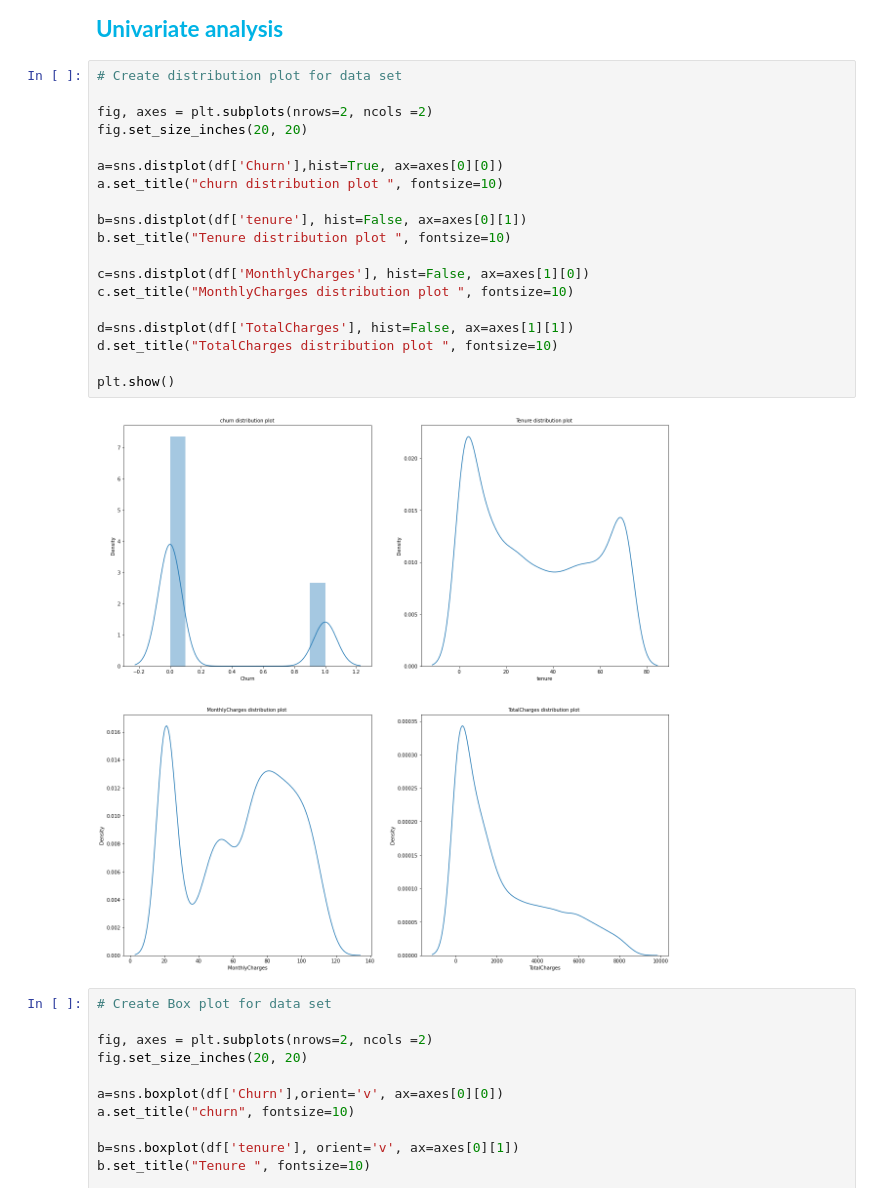
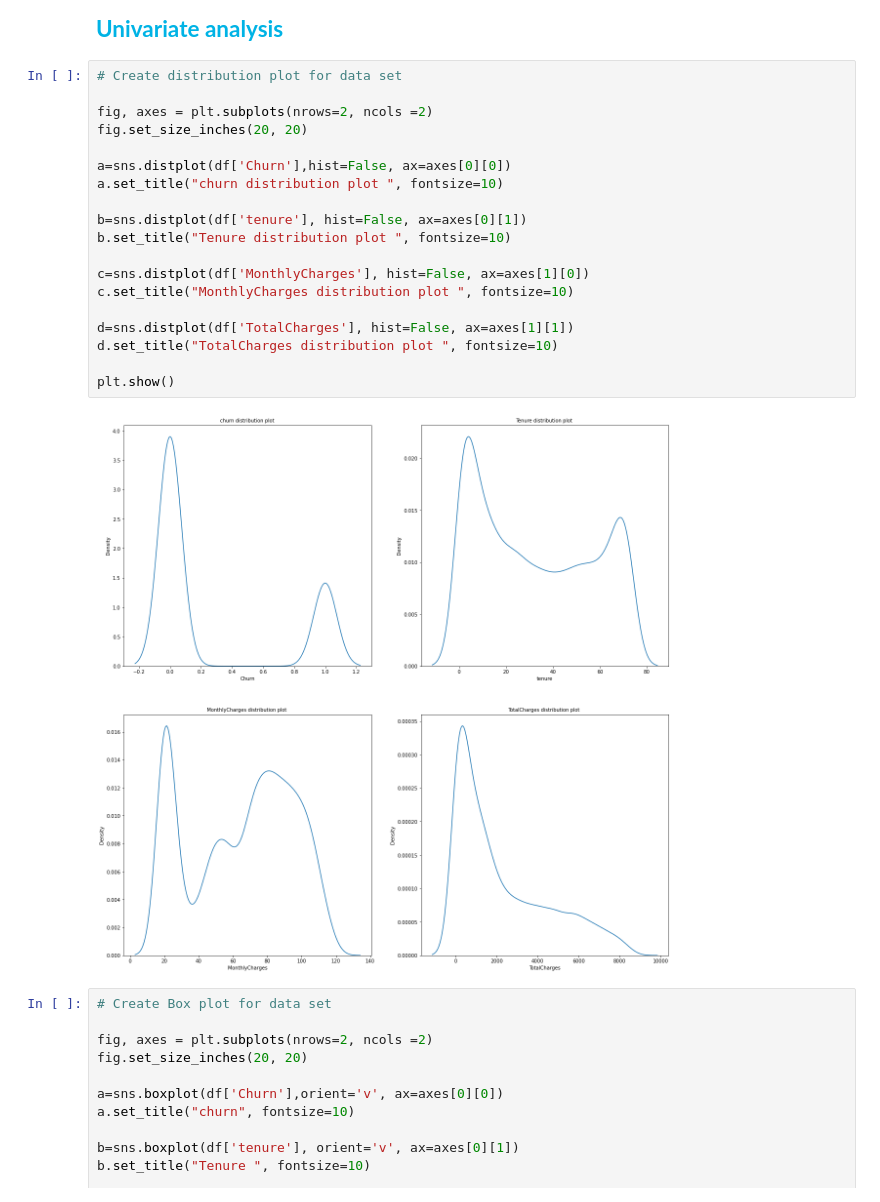
Before and after one commit to Chirag-Naik666/classification, a Jupyter notebook: customerchurn.ipynb, the cells around one changed output. Saved outputs shown, nothing was run; the diff lists cells and outputs as text.

```diff
--- a/customerchurn.ipynb
+++ b/customerchurn.ipynb
@@ -158,24 +158,24 @@ df.describe()
 # %%
 # Create distribution plot for data set
 
 fig, axes = plt.subplots(nrows=2, ncols =2)
 fig.set_size_inches(20, 20)
 
-a=sns.distplot(df['Churn'],hist=True, ax=axes[0][0])
+a=sns.distplot(df['Churn'],hist=False, ax=axes[0][0])
 a.set_title("churn distribution plot ", fontsize=10)
 
 b=sns.distplot(df['tenure'], hist=False, ax=axes[0][1])
 b.set_title("Tenure distribution plot ", fontsize=10)
 
 c=sns.distplot(df['MonthlyCharges'], hist=False, ax=axes[1][0])
 c.set_title("MonthlyCharges distribution plot ", fontsize=10)
 
 d=sns.distplot(df['TotalCharges'], hist=False, ax=axes[1][1])
 d.set_title("TotalCharges distribution plot ", fontsize=10)
 
 plt.show()
 # %% [output]
-[figure, old version]
+[figure, new version]
 # %%
 # Create Box plot for data set
 
```
Also changed, not shown: parts of 23 cells of this notebook, 1 other file.
